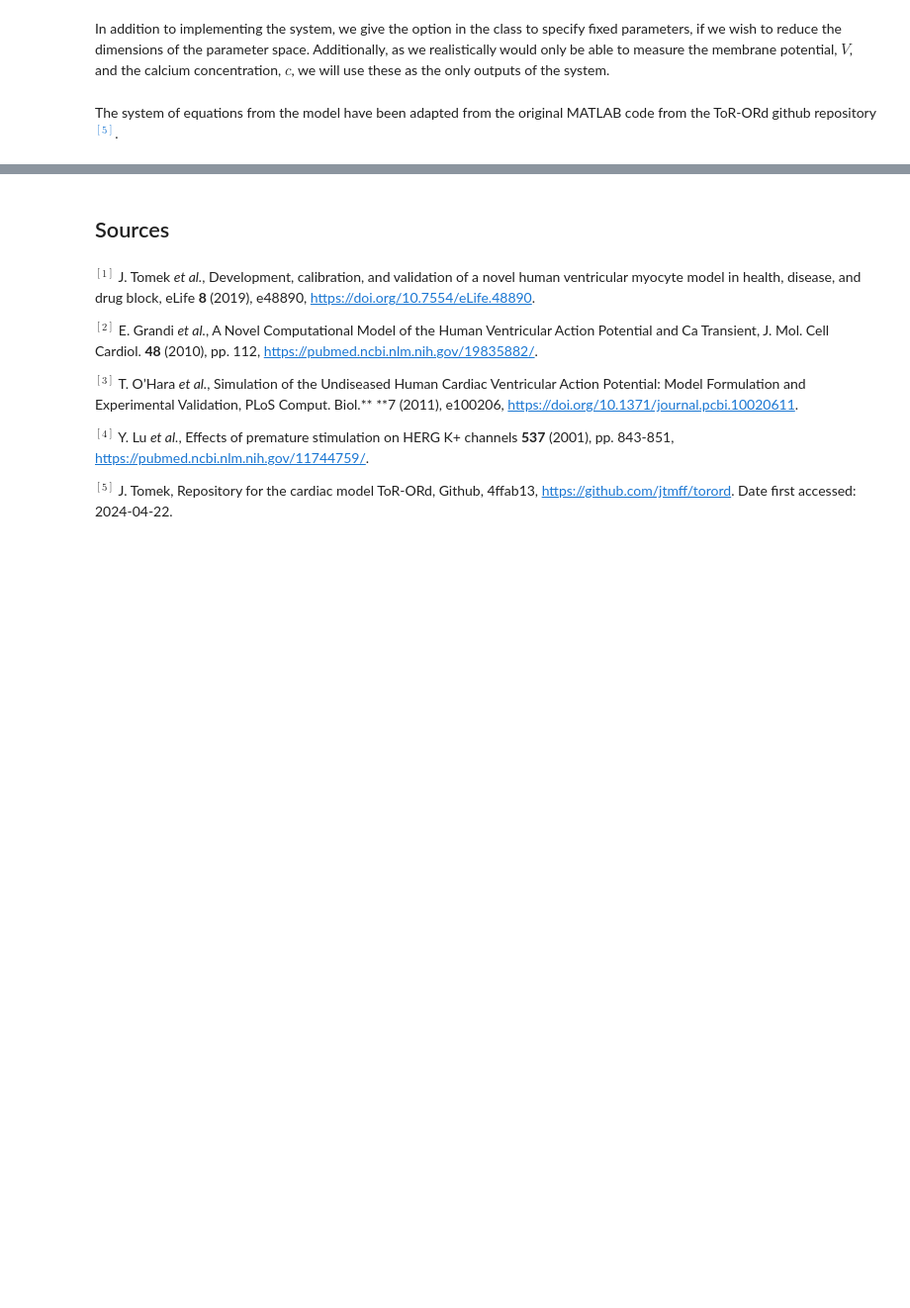
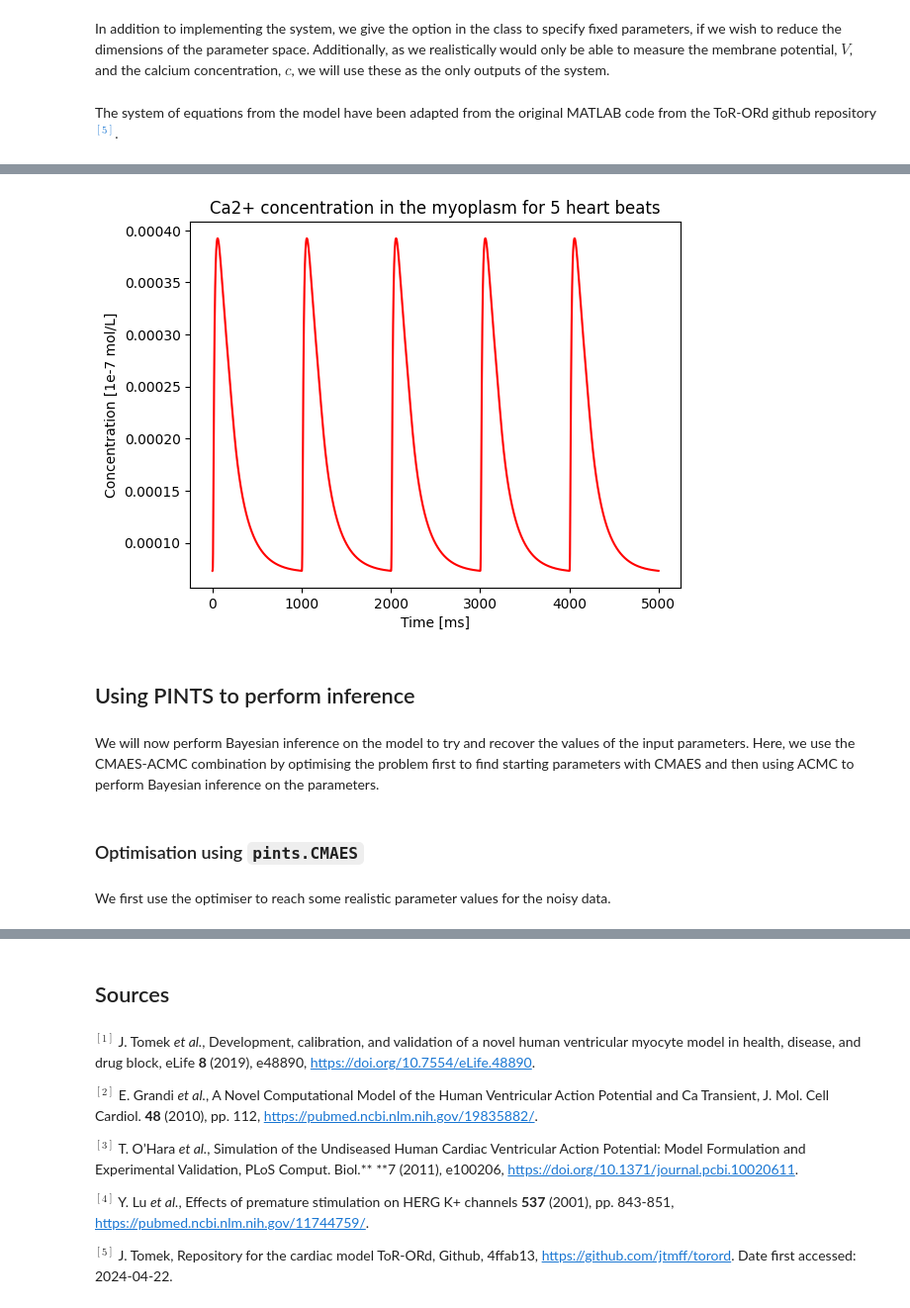
Before and after one commit to mghosh00/CardiacModels, a Jupyter notebook: cardiac_models/examples/torord/torord.ipynb, the cells around one changed output, grey strips where cells are left out. Shown: that part at 99% size. Cells and saved outputs as stored; diff of their text form; code cells hidden in the pictures; blank space fills up the shorter version.

```diff
--- a/cardiac_models/examples/torord/torord.ipynb
+++ b/cardiac_models/examples/torord/torord.ipynb
@@ -236,0 +328,18 @@ class ToRORdModel(pints.ForwardModel):
+# %%
+plt.plot(mult_times, mult_Ca, "-r")
+plt.xlabel("Time [ms]")
+plt.ylabel("Concentration [1e-7 mol/L]")
+plt.title("Ca2+ concentration in the myoplasm for 5 heart beats")
+plt.savefig("simulation_outputs/multiple_beats_Ca.png")
+# %% [output]
+[figure, added]
+# %% [markdown]
+## Using PINTS to perform inference
+# %% [markdown]
+We will now perform Bayesian inference on the model to try and recover the values of the input parameters. Here, we use the CMAES-ACMC
+combination by optimising the problem first to find starting parameters with CMAES and then using ACMC to perform Bayesian inference
+on the parameters.
+# %% [markdown]
+### Optimisation using `pints.CMAES`
+# %% [markdown]
+We first use the optimiser to reach some realistic parameter values for the noisy data.
```
Also changed, not shown: parts of 37 cells of this notebook, 3 other files.
